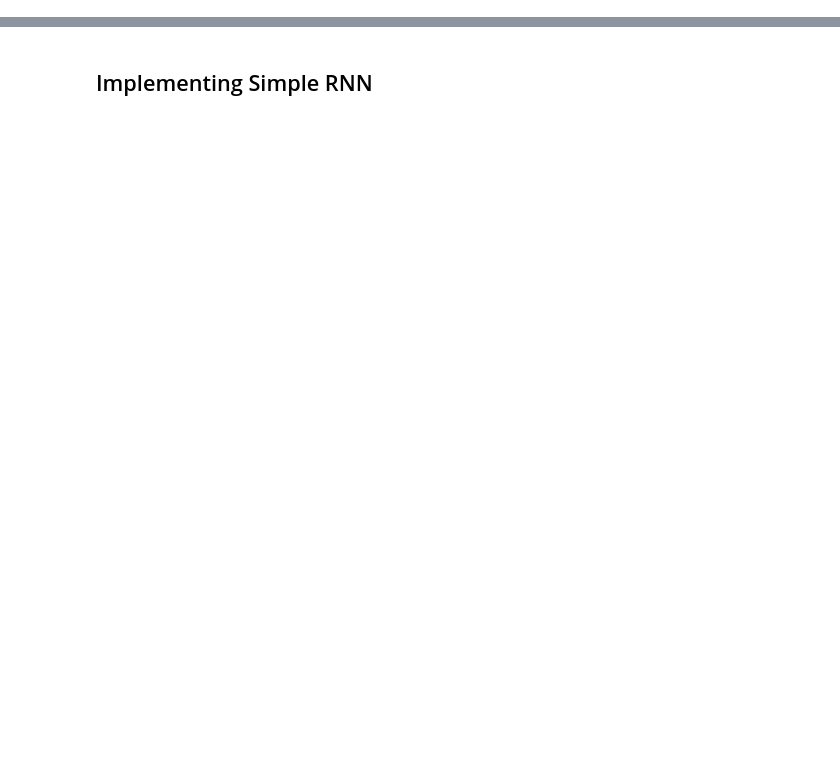
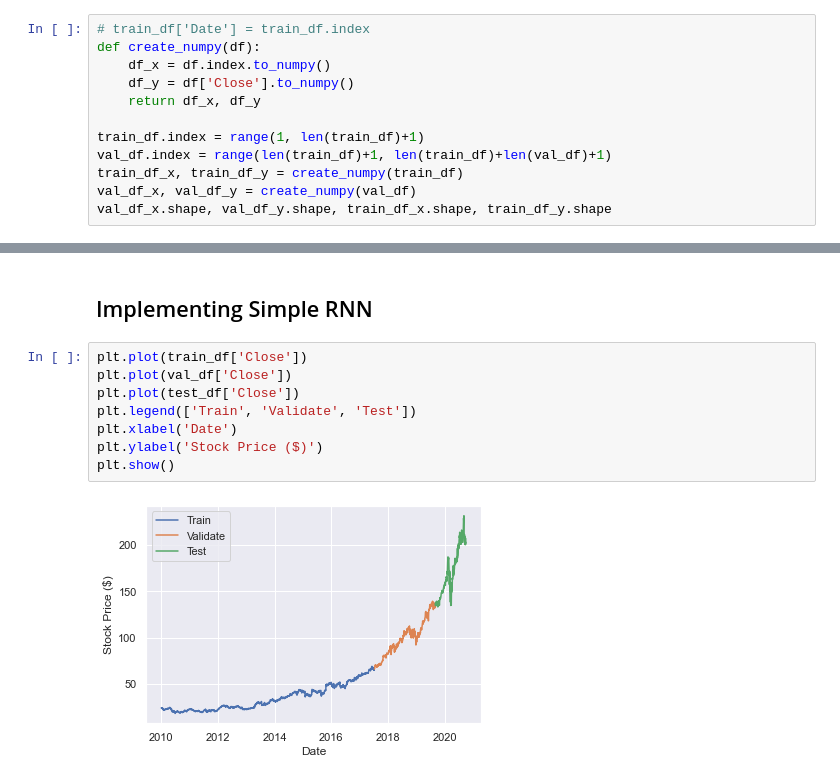
Before and after one commit to eytancanzini/ml_forecasting, a Jupyter notebook: tensorflow/app_v1.ipynb, the cells around one changed output, grey strips where cells are left out. Cells and saved outputs as stored; diff of their text form; blank space fills up the shorter version.

```diff
--- a/tensorflow/app_v1.ipynb
+++ b/tensorflow/app_v1.ipynb
@@ -295,0 +104,12 @@ Labels shape (batch, time, features): (32, 1, 1)
+# %%
+# train_df['Date'] = train_df.index
+def create_numpy(df):
+    df_x = df.index.to_numpy()
+    df_y = df['Close'].to_numpy()
+    return df_x, df_y
+
+train_df.index = range(1, len(train_df)+1)
+val_df.index = range(len(train_df)+1, len(train_df)+len(val_df)+1)
+train_df_x, train_df_y = create_numpy(train_df)
+val_df_x, val_df_y = create_numpy(val_df)
+val_df_x.shape, val_df_y.shape, train_df_x.shape, train_df_y.shape
@@ -296,2 +151,12 @@ Labels shape (batch, time, features): (32, 1, 1)
 # %% [markdown]
 ## Implementing Simple RNN
+# %%
+plt.plot(train_df['Close'])
+plt.plot(val_df['Close'])
+plt.plot(test_df['Close'])
+plt.legend(['Train', 'Validate', 'Test'])
+plt.xlabel('Date')
+plt.ylabel('Stock Price ($)')
+plt.show()
+# %% [output]
+[figure, added]
```
Also changed, not shown: parts of 26 cells of this notebook.
